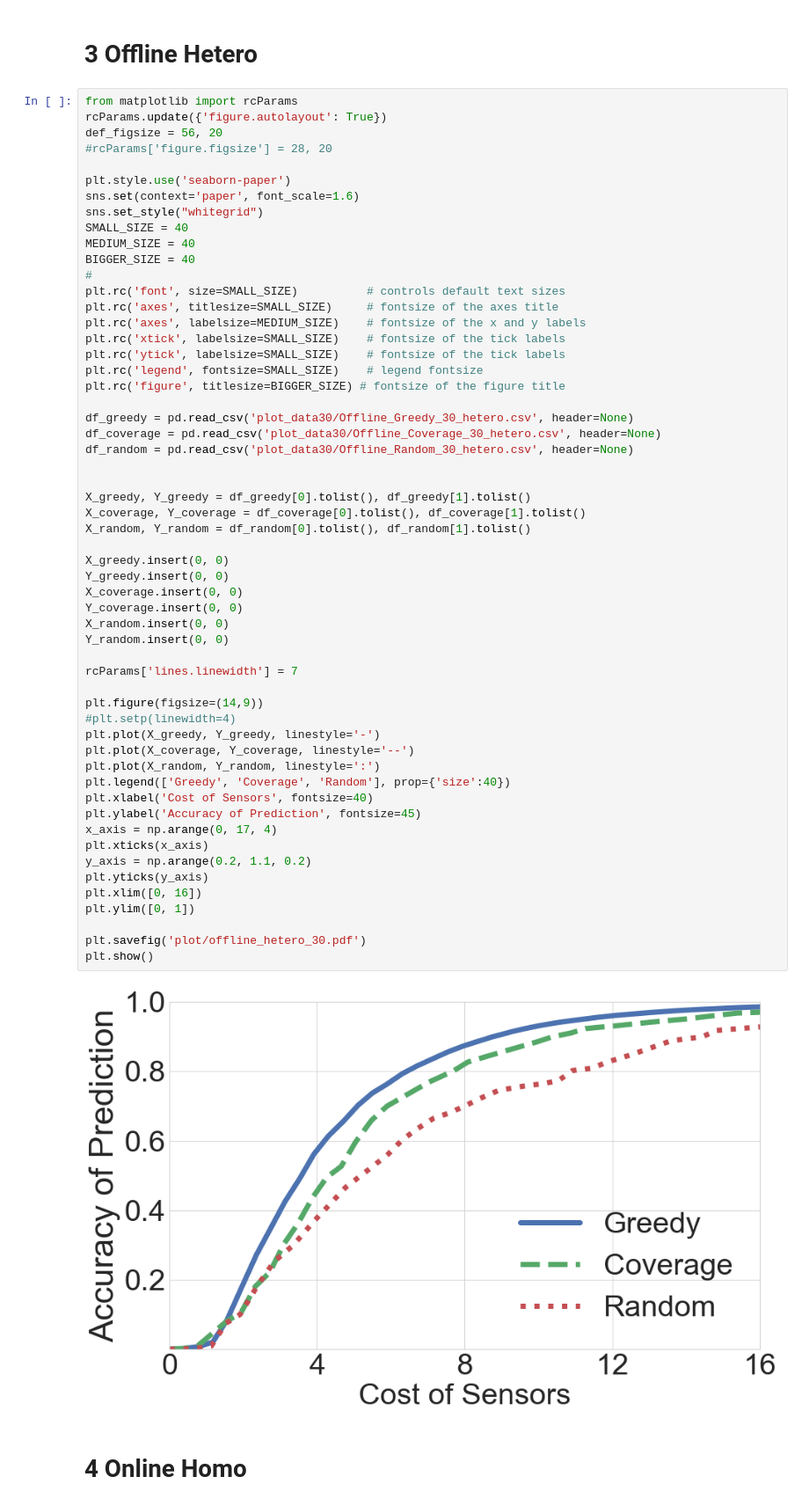
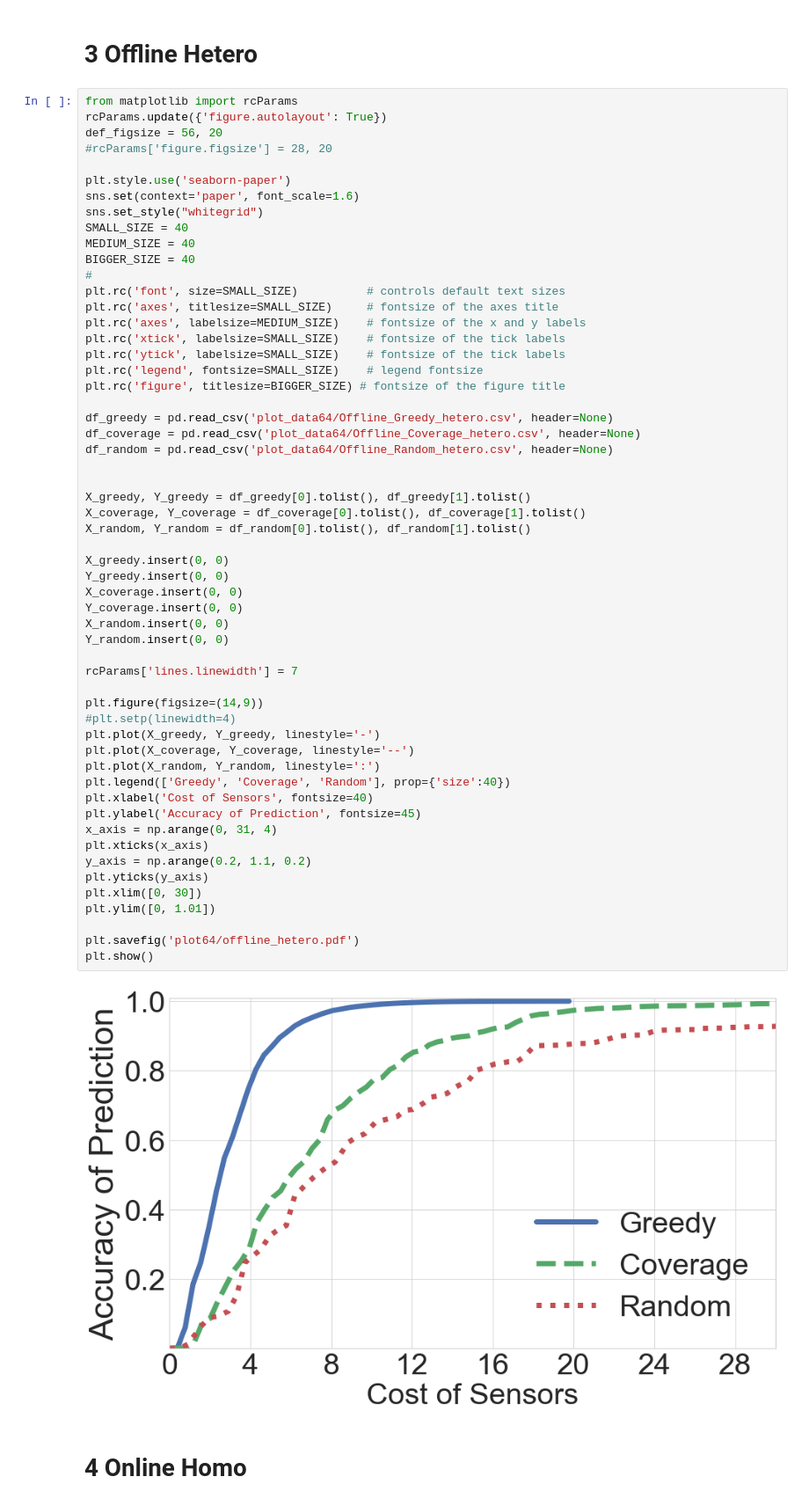
Before and after one commit to Wings-Lab/SelectSensor, a Jupyter notebook: plots.ipynb, the cells around one changed output. Shown: that part at 88% size. Cells and saved outputs as stored; diff of their text form.

Commit message:
offline plots done

```diff
--- a/plots.ipynb
+++ b/plots.ipynb
@@ -140,43 +140,43 @@ plt.rc('ytick', labelsize=SMALL_SIZE)    # fontsize of the tick labels
 plt.rc('legend', fontsize=SMALL_SIZE)    # legend fontsize
 plt.rc('figure', titlesize=BIGGER_SIZE) # fontsize of the figure title
 
-df_greedy = pd.read_csv('plot_data30/Offline_Greedy_30_hetero.csv', header=None)
-df_coverage = pd.read_csv('plot_data30/Offline_Coverage_30_hetero.csv', header=None)
-df_random = pd.read_csv('plot_data30/Offline_Random_30_hetero.csv', header=None)
+df_greedy = pd.read_csv('plot_data64/Offline_Greedy_hetero.csv', header=None)
+df_coverage = pd.read_csv('plot_data64/Offline_Coverage_hetero.csv', header=None)
+df_random = pd.read_csv('plot_data64/Offline_Random_hetero.csv', header=None)
 
 
 X_greedy, Y_greedy = df_greedy[0].tolist(), df_greedy[1].tolist()
 X_coverage, Y_coverage = df_coverage[0].tolist(), df_coverage[1].tolist()
 X_random, Y_random = df_random[0].tolist(), df_random[1].tolist()
 
 X_greedy.insert(0, 0)
 Y_greedy.insert(0, 0)
 X_coverage.insert(0, 0)
 Y_coverage.insert(0, 0)
 X_random.insert(0, 0)
 Y_random.insert(0, 0)
 
 rcParams['lines.linewidth'] = 7
 
 plt.figure(figsize=(14,9))
 #plt.setp(linewidth=4)
 plt.plot(X_greedy, Y_greedy, linestyle='-')
 plt.plot(X_coverage, Y_coverage, linestyle='--')
 plt.plot(X_random, Y_random, linestyle=':')
 plt.legend(['Greedy', 'Coverage', 'Random'], prop={'size':40})
 plt.xlabel('Cost of Sensors', fontsize=40)
 plt.ylabel('Accuracy of Prediction', fontsize=45)
-x_axis = np.arange(0, 17, 4)
+x_axis = np.arange(0, 31, 4)
 plt.xticks(x_axis)
 y_axis = np.arange(0.2, 1.1, 0.2)
 plt.yticks(y_axis)
-plt.xlim([0, 16])
-plt.ylim([0, 1])
+plt.xlim([0, 30])
+plt.ylim([0, 1.01])
 
-plt.savefig('plot/offline_hetero_30.pdf')
+plt.savefig('plot64/offline_hetero.pdf')
 plt.show()
 # %% [output]
-[figure, old version]
+[figure, new version]
 # %% [markdown]
 # 4 Online Homo
 # %%
```
Also changed, not shown: parts of 2 cells of this notebook, 4 other files.
